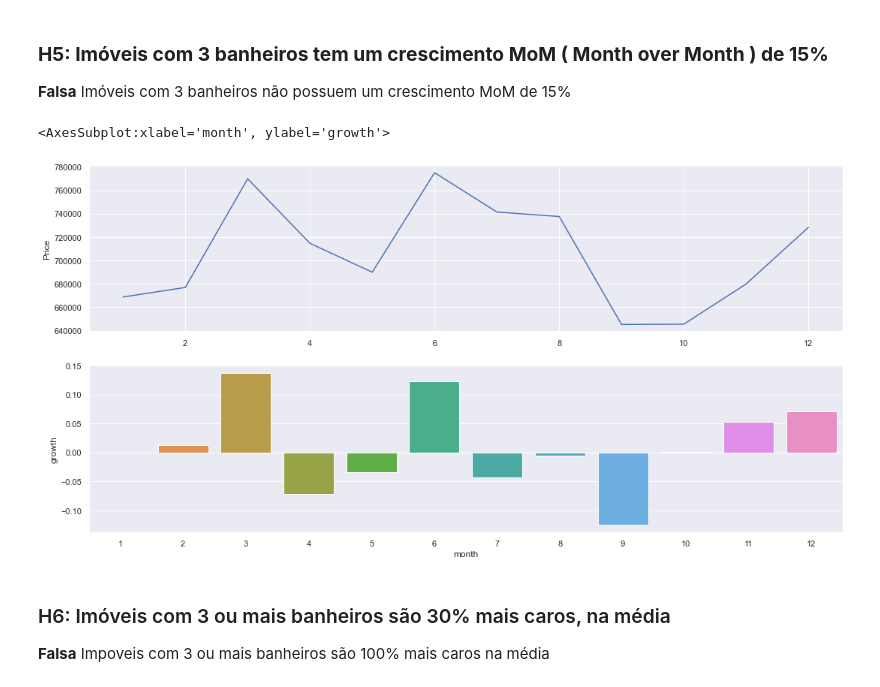
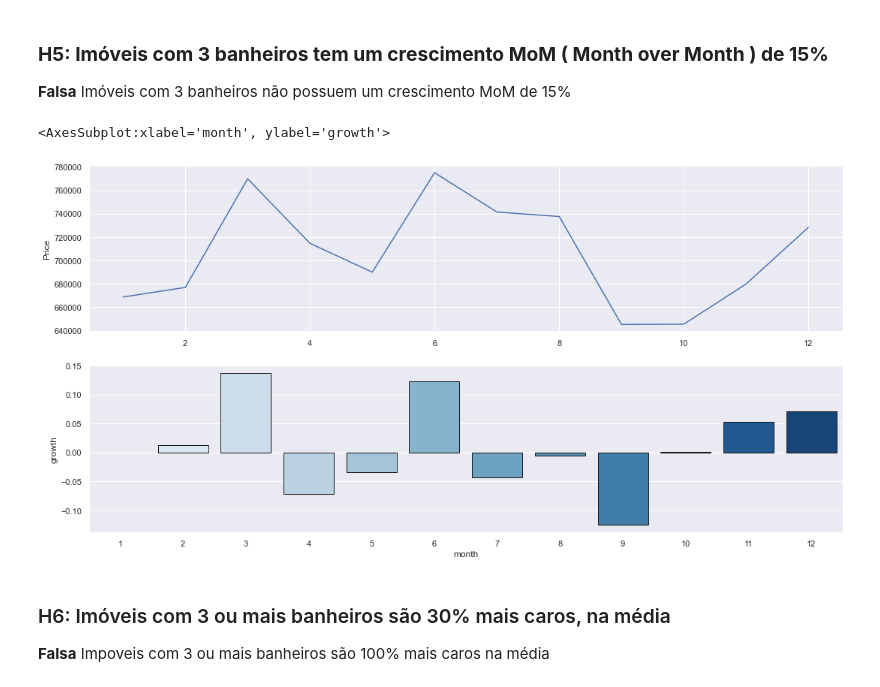
Before and after one commit to Leonardodsch/house-rocket-insights, a Jupyter notebook: house_rocket_insights.ipynb, the cells around one changed output. Drawn from its saved outputs; the diff is of its cells as text; code cells hidden in the pictures.

```diff
--- a/house_rocket_insights.ipynb
+++ b/house_rocket_insights.ipynb
@@ -18,7 +19,7 @@ def jupyter_settings():
     %pylab inline
 
     plt.style.use( 'bmh' )
-    plt.rcParams['figure.figsize'] = [25, 12]
+    plt.rcParams['figure.figsize'] = [18, 9]
     plt.rcParams['font.size'] = 24
 
     display( HTML( '<style>.container { width:100% !important; }</style>') )
@@ -26,9 +27,11 @@ def jupyter_settings():
     pd.options.display.max_rows = None
     pd.set_option( 'display.expand_frame_repr', False )
     pd.set_option('display.float_format', lambda x: '%.3f' % x)
-    sns.set(rc={'figure.figsize':(14,7)})
     sns.set()
 
-pd.set_option('display.max_columns', None)
-pd.set_option('display.float_format', lambda x: '%.3f' % x)
-sns.set(rc={'figure.figsize':(18,9)})
+jupyter_settings()
+
+
+def barplot(a,b,data):
+    plot = sns.barplot(x=a, y=b, data=data, edgecolor='k', palette='Blues')
+    return plot
@@ -478,13 +527,13 @@ aux['growth'] = aux['price'].pct_change()
 # %%
 plt.subplot(2,1,1)
 plt.plot('month','price', data=aux)
 plt.ylabel('Price')
 
 plt.subplot(2,1,2)
-sns.barplot(x='month',y='growth', data=aux)
+barplot('month','growth', aux)
 # %% [output]
 <AxesSubplot:xlabel='month', ylabel='growth'>
-[figure, old version]
+[figure, new version]
 # %% [markdown]
 ### H6: Imóveis com 3 ou mais banheiros são 30% mais caros, na média
 **Falsa** Impoveis com 3 ou mais banheiros são 100% mais caros na média
```
Also changed, not shown: parts of 36 cells of this notebook, 2 other files.
